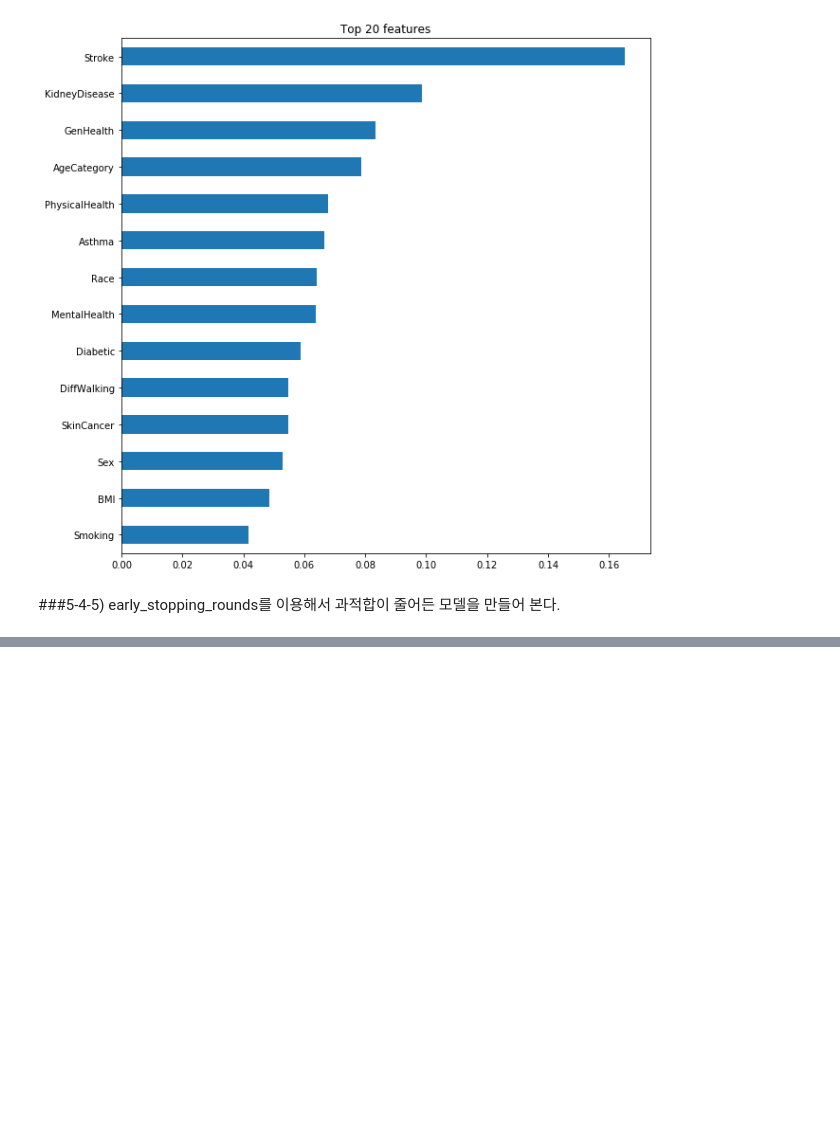
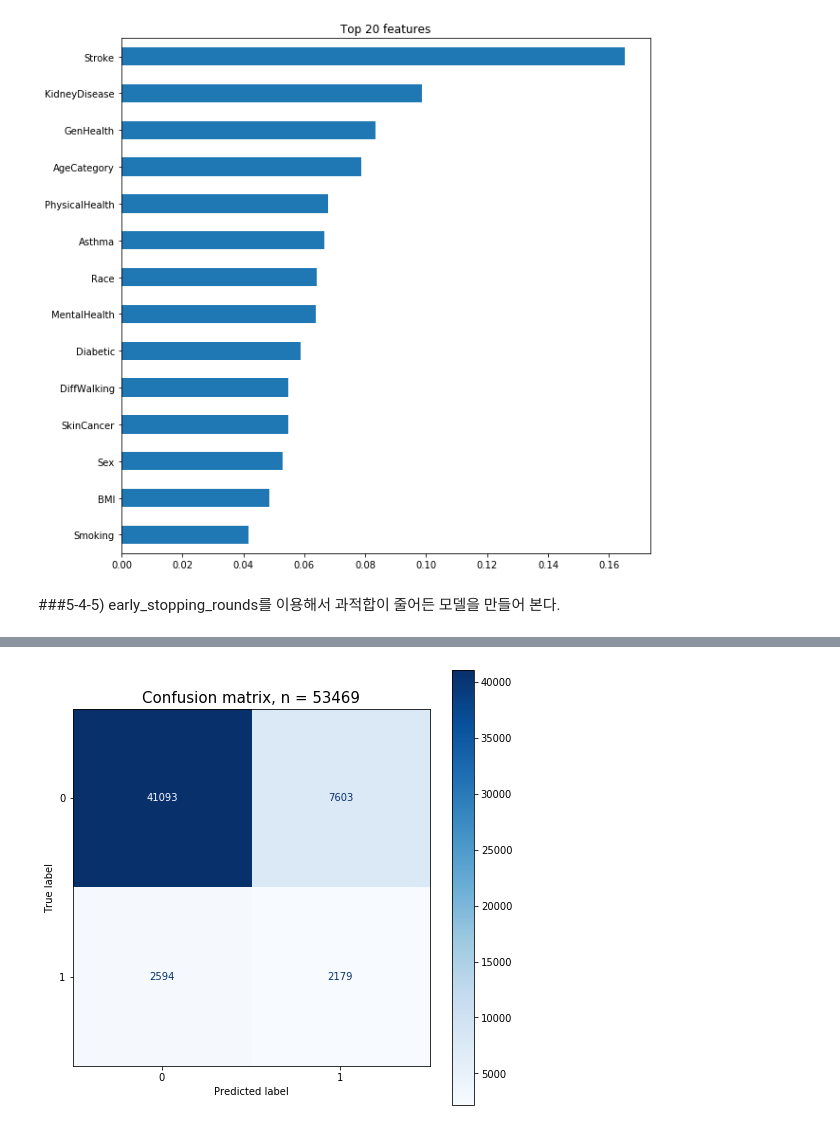
Before and after one commit to An-Dongsun/Section2-Project, a Jupyter notebook: AI_13_안동선_section2_project.ipynb, the cells around one changed output, grey strips where cells are left out. Saved outputs shown, nothing was run; the diff lists cells and outputs as text; code cells hidden in the pictures; blank space fills up the shorter version.

```diff
--- a/AI_13_안동선_section2_project.ipynb
+++ b/AI_13_안동선_section2_project.ipynb
@@ -1190,0 +1226,11 @@ NameError: ignored
+# %%
+fig, ax = plt.subplots(figsize=(8,8))
+pcm = plot_confusion_matrix(model, # 분류 모델
+                            X_val_encoded, y_val, # 예측 데이터와 예측값의 정답
+                            cmap = plt.cm.Blues, # 컬러맵(plt.cm.Reds, plt.cm.rainbow 등이 있음)
+                            normalize = None, #'true', 'pred', 'all' 중에서 지정 가능. default=None
+                            ax = ax)
+plt.title(f'Confusion matrix, n = {len(y_val)}', fontsize = 15)
+plt.show()
+# %% [output]
+[figure, added]
```
Also changed, not shown: parts of 9 cells of this notebook.
